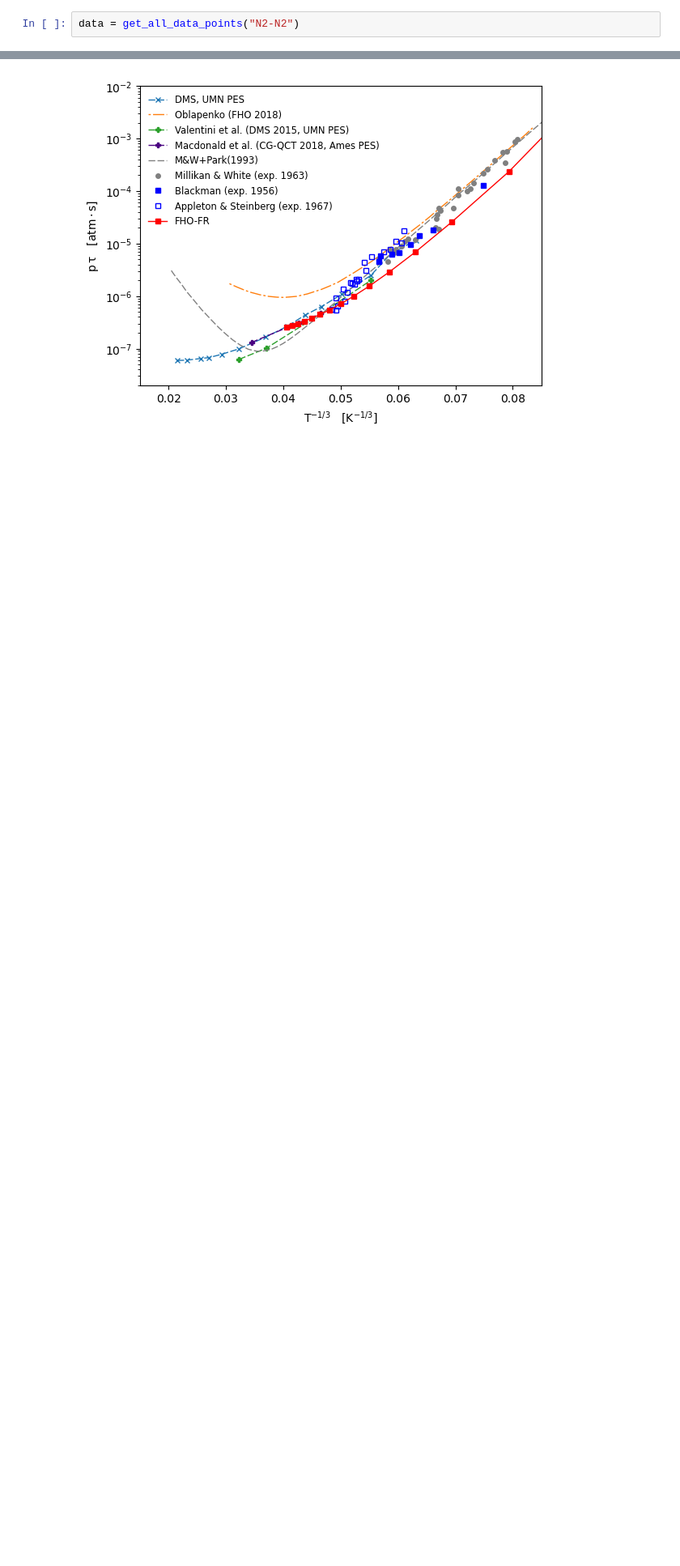
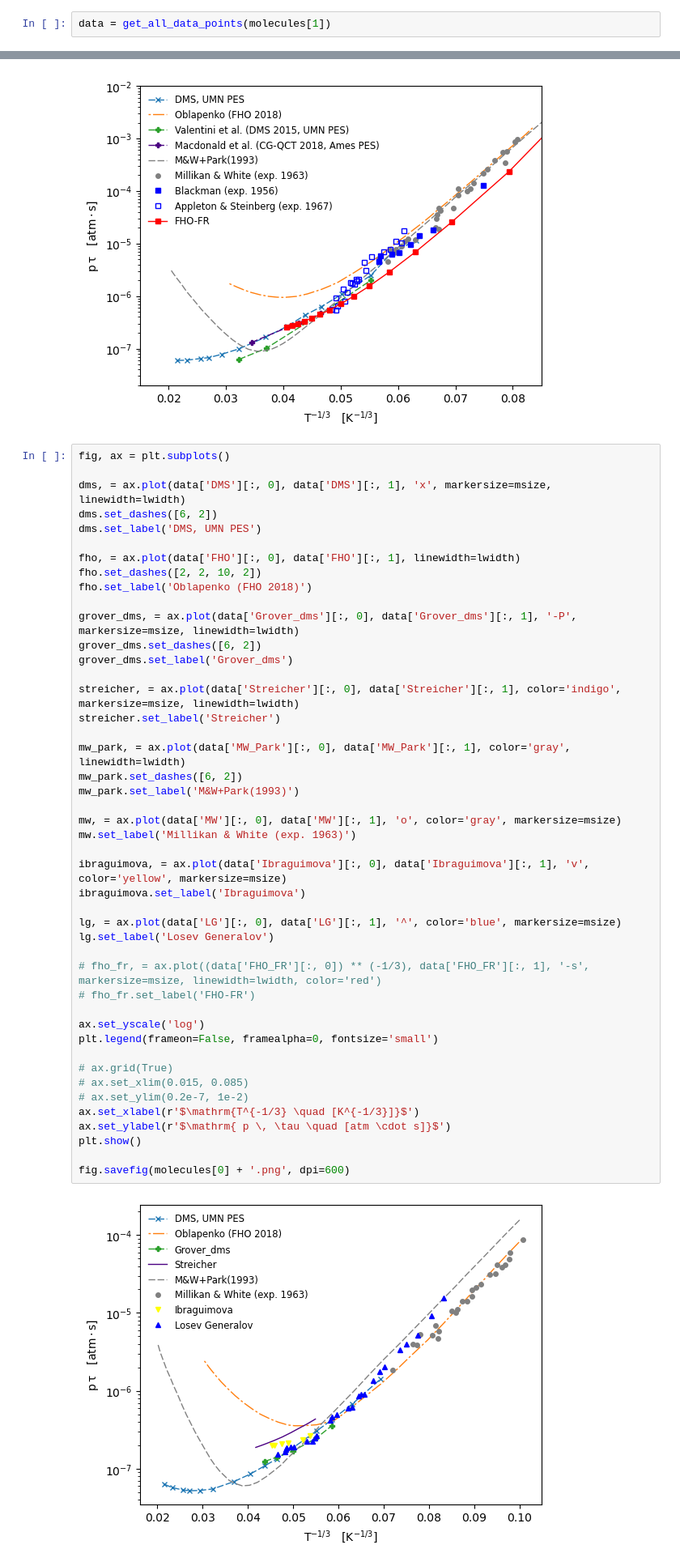
Before and after one commit to st107958/fho_plot, a Jupyter notebook: plots.ipynb, the cells around one changed output, grey strips where cells are left out. Shown: that part at 81% size. Drawn from its saved outputs; the diff is of its cells as text; blank space fills up the shorter version.

```diff
--- a/plots.ipynb
+++ b/plots.ipynb
@@ -26,7 +26,7 @@ def get_all_data_points(folder_name: str):
                 data_dict[os.path.splitext(os.path.basename(entry))[0]] = arr
     return data_dict
 # %%
-data = get_all_data_points("N2-N2")
+data = get_all_data_points(molecules[1])
 # %%
 fig, ax = plt.subplots()
 
@@ -75,3 +75,50 @@ plt.show()
 fig.savefig(molecules[0] + '.png', dpi=600)
 # %% [output]
 [figure]
+# %%
+fig, ax = plt.subplots()
+
+dms, = ax.plot(data['DMS'][:, 0], data['DMS'][:, 1], 'x', markersize=msize, linewidth=lwidth)
+dms.set_dashes([6, 2])
+dms.set_label('DMS, UMN PES')
+
+fho, = ax.plot(data['FHO'][:, 0], data['FHO'][:, 1], linewidth=lwidth)
+fho.set_dashes([2, 2, 10, 2])
+fho.set_label('Oblapenko (FHO 2018)')
+
+grover_dms, = ax.plot(data['Grover_dms'][:, 0], data['Grover_dms'][:, 1], '-P', markersize=msize, linewidth=lwidth)
+grover_dms.set_dashes([6, 2])
+grover_dms.set_label('Grover_dms')
+
+streicher, = ax.plot(data['Streicher'][:, 0], data['Streicher'][:, 1], color='indigo', markersize=msize, linewidth=lwidth)
+streicher.set_label('Streicher')
+
+mw_park, = ax.plot(data['MW_Park'][:, 0], data['MW_Park'][:, 1], color='gray', linewidth=lwidth)
+mw_park.set_dashes([6, 2])
+mw_park.set_label('M&W+Park(1993)')
+
+mw, = ax.plot(data['MW'][:, 0], data['MW'][:, 1], 'o', color='gray', markersize=msize)
+mw.set_label('Millikan & White (exp. 1963)')
+
+ibraguimova, = ax.plot(data['Ibraguimova'][:, 0], data['Ibraguimova'][:, 1], 'v', color='yellow', markersize=msize)
+ibraguimova.set_label('Ibraguimova')
+
+lg, = ax.plot(data['LG'][:, 0], data['LG'][:, 1], '^', color='blue', markersize=msize)
+lg.set_label('Losev Generalov')
+
+# fho_fr, = ax.plot((data['FHO_FR'][:, 0]) ** (-1/3), data['FHO_FR'][:, 1], '-s', markersize=msize, linewidth=lwidth, color='red')
+# fho_fr.set_label('FHO-FR')
+
+ax.set_yscale('log')
+plt.legend(frameon=False, framealpha=0, fontsize='small')
+
+# ax.grid(True)
+# ax.set_xlim(0.015, 0.085)
+# ax.set_ylim(0.2e-7, 1e-2)
+ax.set_xlabel(r'$\mathrm{T^{-1/3} \quad [K^{-1/3}]}$')
+ax.set_ylabel(r'$\mathrm{ p \, \tau \quad [atm \cdot s]}$')
+plt.show()
+
+fig.savefig(molecules[0] + '.png', dpi=600)
+# %% [output]
+[figure, added]
```
Also changed, not shown: 10 other files.
